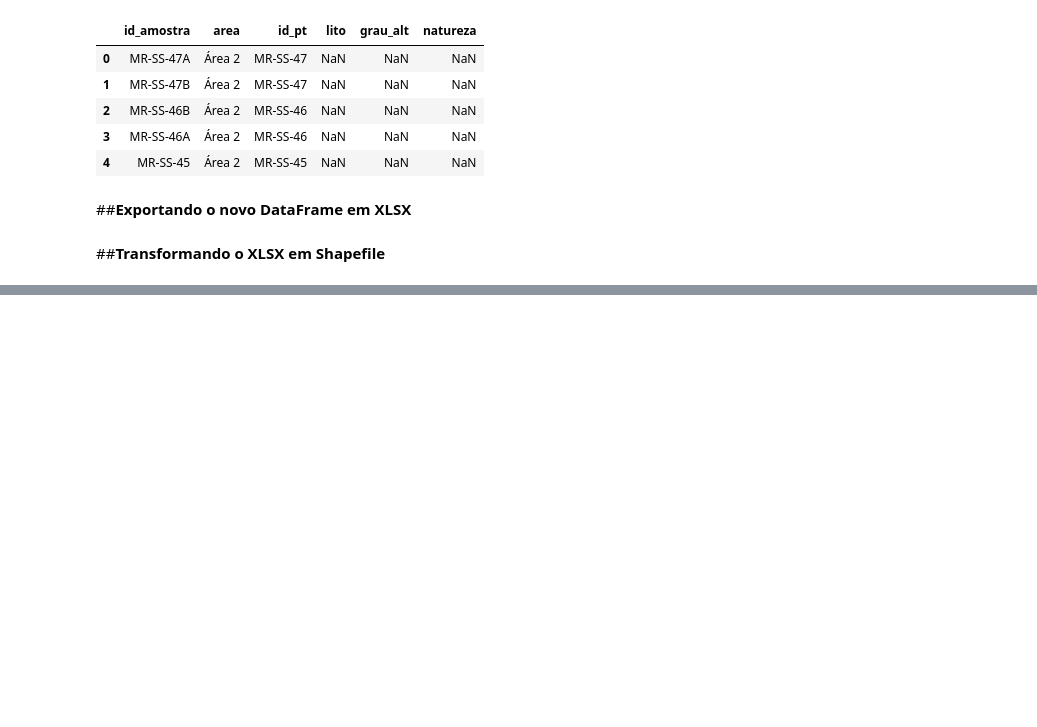
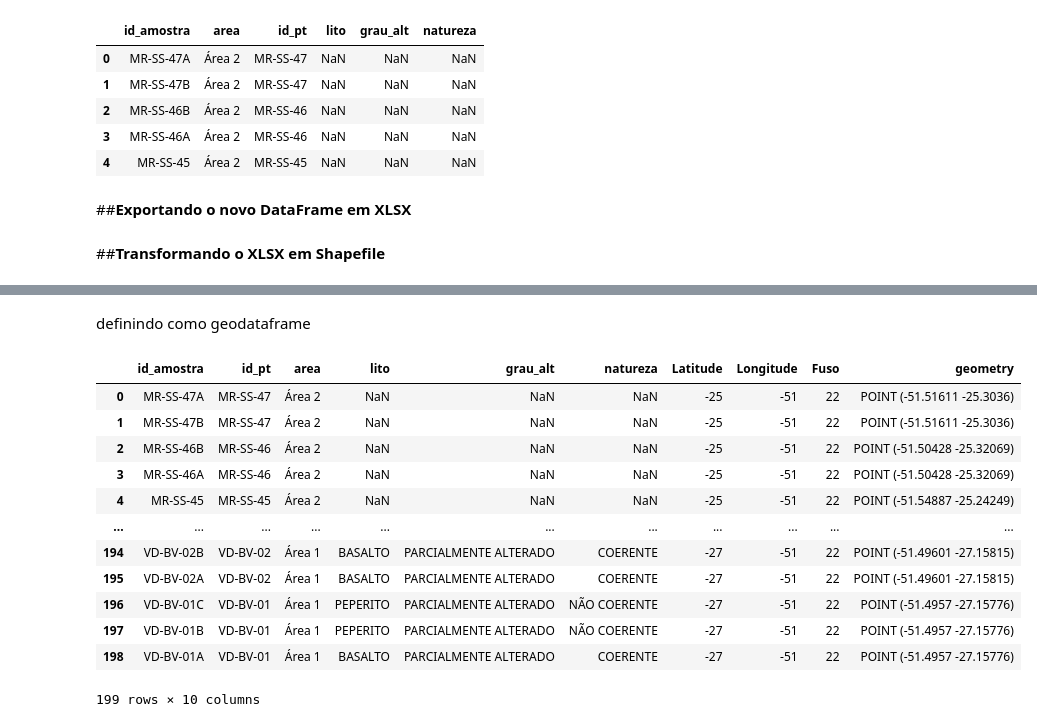
Before and after one commit to LuizFelipe-FF/Script-Tutorial-Python, a Jupyter notebook: Script Tutorial.ipynb, the cells around one changed output, grey strips where cells are left out. Drawn from its saved outputs; the diff is of its cells as text; code cells hidden in the pictures; blank space fills up the shorter version.

```diff
--- a/Script Tutorial.ipynb
+++ b/Script Tutorial.ipynb
@@ -174,0 +189,2 @@ from shapely.geometry import Point
+# %%
+shp_pontos = shp_pontos[['id_pt','Latitude','Longitude','Northing (N','Easting (E)','Fuso','geometry']]
@@ -174,0 +207,4 @@ from shapely.geometry import Point
+# %%
+amostras_macro_shp = pd.merge(amostras_macro, shp_pontos, on = 'id_pt', how = 'left')
+# %%
+amostras_espacializadas = amostras_macro_shp[['id_amostra','id_pt','area','lito','grau_alt','natureza','Latitude','Longitude','Fuso','geometry']]
@@ -174,0 +219,20 @@ from shapely.geometry import Point
+# %% [markdown]
+definindo como geodataframe
+# %%
+amostras_espacializadas = gpd.GeoDataFrame(amostras_espacializadas, geometry="geometry")
+# %%
+amostras_espacializadas.set_crs(epsg=4326)  # conferir se coloquei o crs correto da geometry
+# %% [output]
+|  | id_amostra | id_pt | area | lito | grau_alt | natureza | Latitude | Longitude | Fuso | geometry |
+| 0 | MR-SS-47A | MR-SS-47 | Área 2 | NaN | NaN | NaN | -25 | -51 | 22 | POINT (-51.51611 -25.3036) |
+| 1 | MR-SS-47B | MR-SS-47 | Área 2 | NaN | NaN | NaN | -25 | -51 | 22 | POINT (-51.51611 -25.3036) |
+| 2 | MR-SS-46B | MR-SS-46 | Área 2 | NaN | NaN | NaN | -25 | -51 | 22 | POINT (-51.50428 -25.32069) |
+| 3 | MR-SS-46A | MR-SS-46 | Área 2 | NaN | NaN | NaN | -25 | -51 | 22 | POINT (-51.50428 -25.32069) |
+| 4 | MR-SS-45 | MR-SS-45 | Área 2 | NaN | NaN | NaN | -25 | -51 | 22 | POINT (-51.54887 -25.24249) |
+| ... | ... | ... | ... | ... | ... | ... | ... | ... | ... | ... |
+| 194 | VD-BV-02B | VD-BV-02 | Área 1 | BASALTO | PARCIALMENTE ALTERADO | COERENTE | -27 | -51 | 22 | POINT (-51.49601 -27.15815) |
+| 195 | VD-BV-02A | VD-BV-02 | Área 1 | BASALTO | PARCIALMENTE ALTERADO | COERENTE | -27 | -51 | 22 | POINT (-51.49601 -27.15815) |
+| 196 | VD-BV-01C | VD-BV-01 | Área 1 | PEPERITO | PARCIALMENTE ALTERADO | NÃO COERENTE | -27 | -51 | 22 | POINT (-51.4957 -27.15776) |
+| 197 | VD-BV-01B | VD-BV-01 | Área 1 | PEPERITO | PARCIALMENTE ALTERADO | NÃO COERENTE | -27 | -51 | 22 | POINT (-51.4957 -27.15776) |
+| 198 | VD-BV-01A | VD-BV-01 | Área 1 | BASALTO | PARCIALMENTE ALTERADO | COERENTE | -27 | -51 | 22 | POINT (-51.4957 -27.15776) |
+199 rows × 10 columns
```
Also changed, not shown: parts of 8 cells of this notebook.
